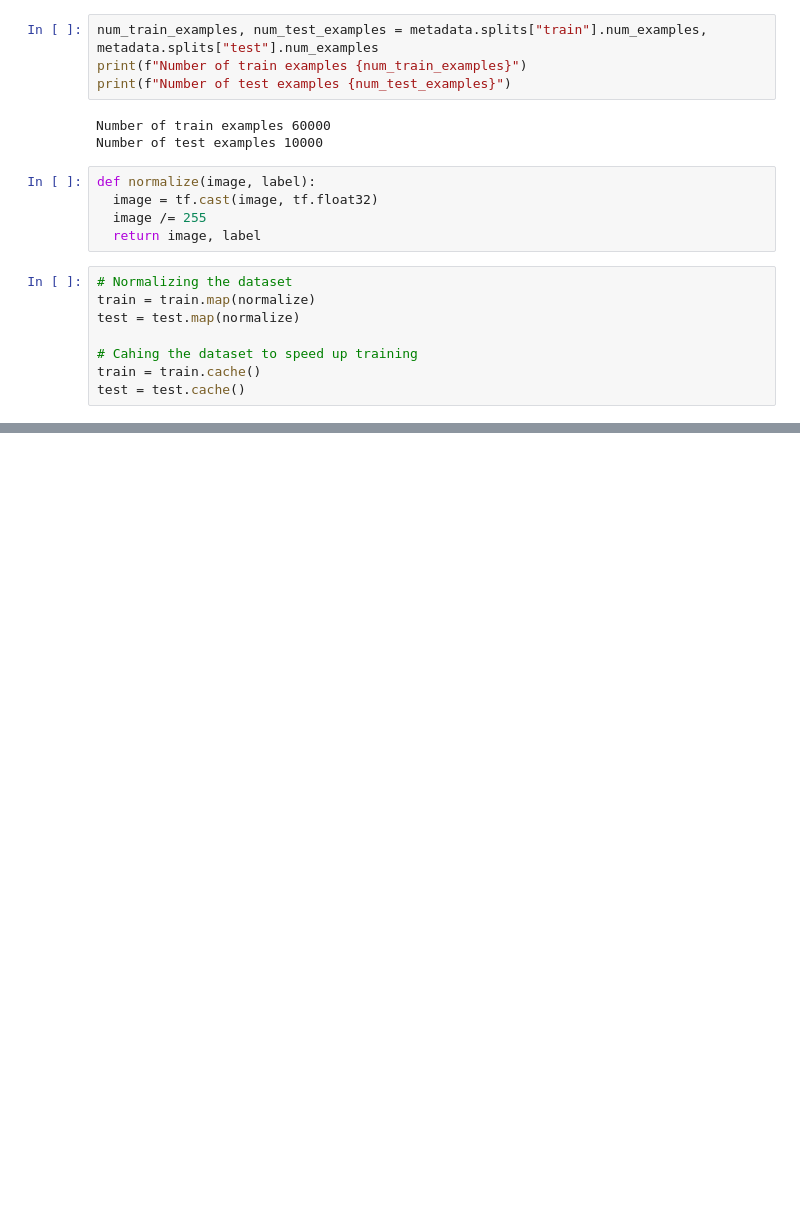
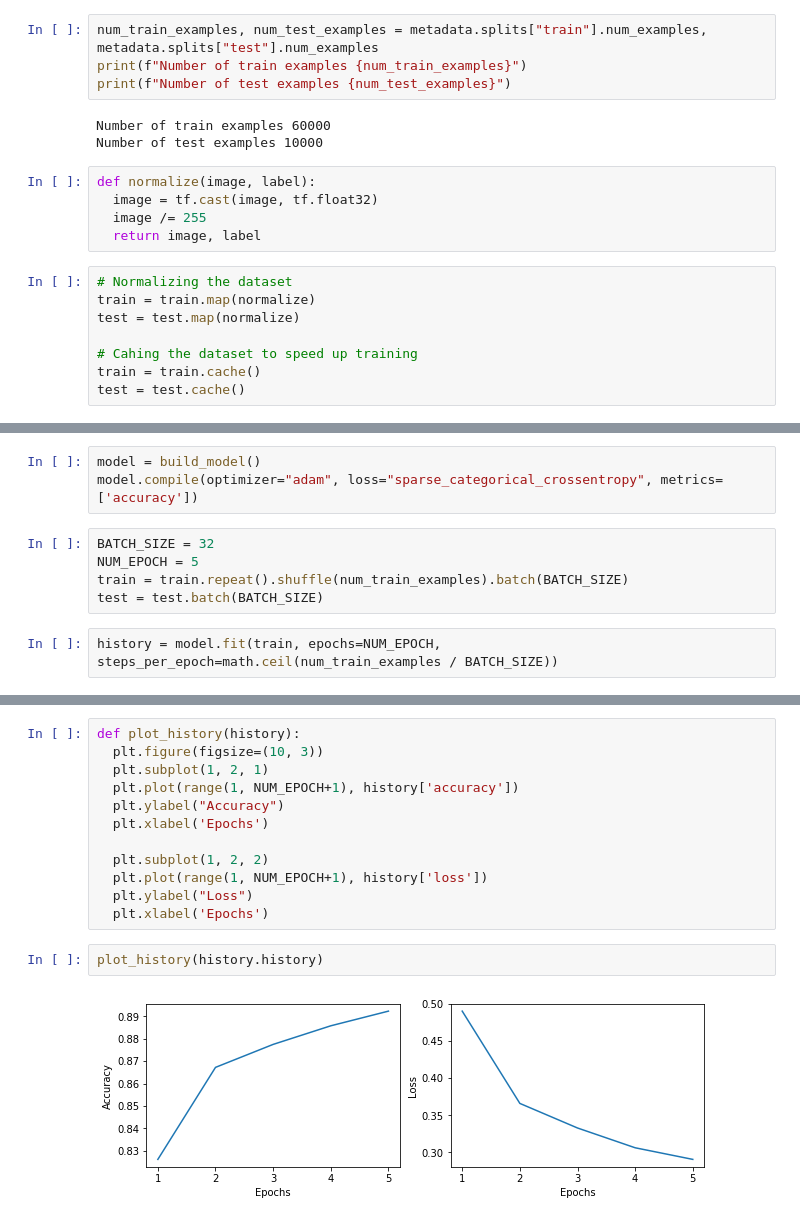
Before and after one commit to frankl1/Introduction-to-Tensorflow-for-Deep-Learning, a Jupyter notebook: classify_fashion_mnist.ipynb, the cells around one changed output, grey strips where cells are left out. Saved outputs shown, nothing was run; the diff lists cells and outputs as text; blank space fills up the shorter version.

```diff
--- a/classify_fashion_mnist.ipynb
+++ b/classify_fashion_mnist.ipynb
@@ -78,0 +93,10 @@ model = tf.keras.Sequential([
+# %%
+model = build_model()
+model.compile(optimizer="adam", loss="sparse_categorical_crossentropy", metrics=['accuracy'])
+# %%
+BATCH_SIZE = 32
+NUM_EPOCH = 5
+train = train.repeat().shuffle(num_train_examples).batch(BATCH_SIZE)
+test = test.batch(BATCH_SIZE)
+# %%
+history = model.fit(train, epochs=NUM_EPOCH, steps_per_epoch=math.ceil(num_train_examples / BATCH_SIZE))
@@ -78,0 +115,16 @@ model = tf.keras.Sequential([
+# %%
+def plot_history(history):
+  plt.figure(figsize=(10, 3))
+  plt.subplot(1, 2, 1)
+  plt.plot(range(1, NUM_EPOCH+1), history['accuracy'])
+  plt.ylabel("Accuracy")
+  plt.xlabel('Epochs')
+
+  plt.subplot(1, 2, 2)
+  plt.plot(range(1, NUM_EPOCH+1), history['loss'])
+  plt.ylabel("Loss")
+  plt.xlabel('Epochs')
+# %%
+plot_history(history.history)
+# %% [output]
+[figure, added]
```
Also changed, not shown: parts of 9 cells of this notebook.
